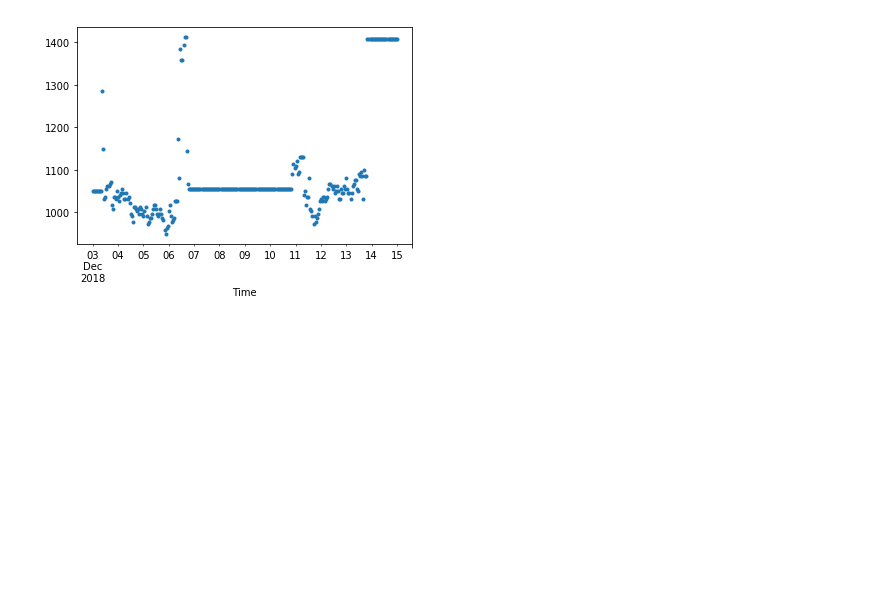
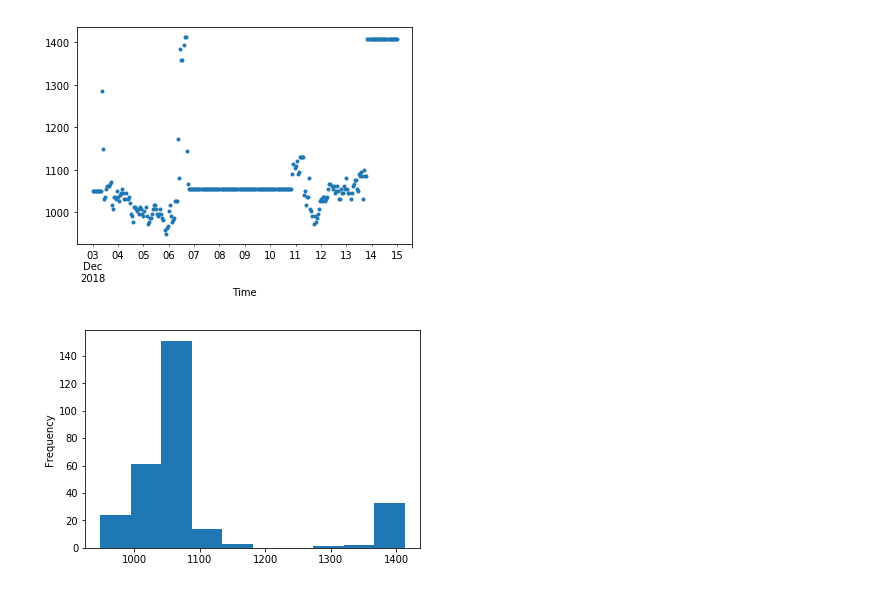
Before and after one commit to gillespilon/noob, a Jupyter notebook: graphs.ipynb, the cells around one changed output. Cells and saved outputs as stored; diff of their text form; code cells hidden in the pictures; blank space fills up the shorter version.

Commit message:
Create a histogram.

```diff
--- a/graphs.ipynb
+++ b/graphs.ipynb
@@ -72,3 +72,9 @@ ax = df.plot.line(y='Water Load (lb/MSF)',
                   style='.')
 # %% [output]
 [figure]
+# %%
+# Create a scatter plot.
+ax = df.plot.hist(y='Water Load (lb/MSF)',
+                  legend=False)
+# %% [output]
+[figure, added]
```
